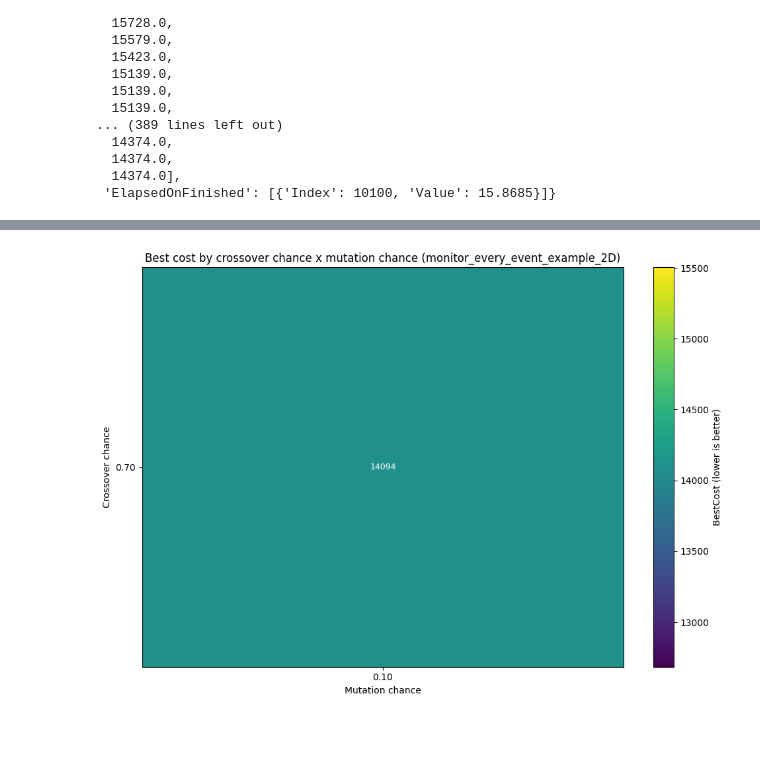
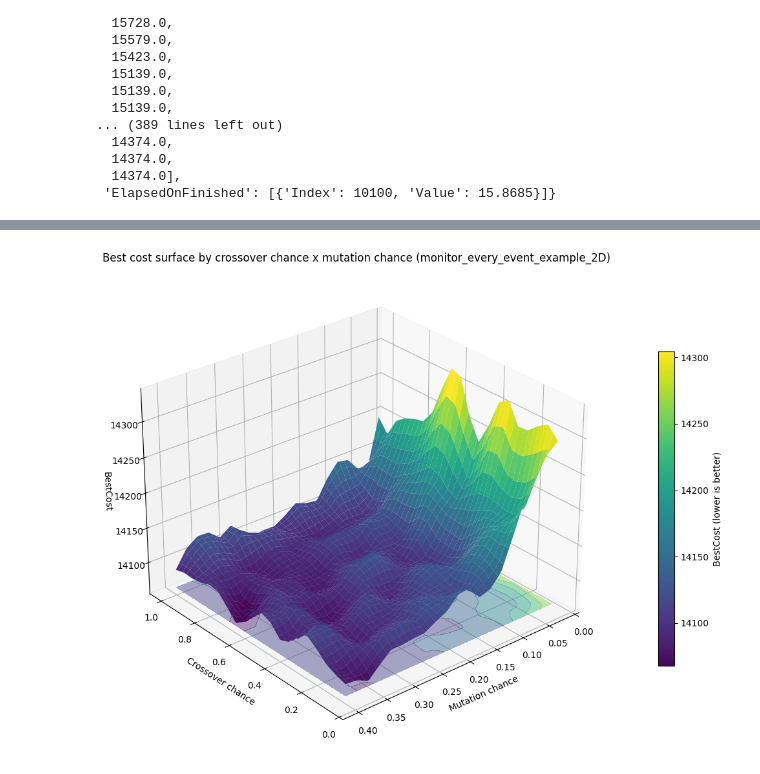
Before and after one commit to CichySA/Optimization_methods, a Jupyter notebook: Analysis/Test.ipynb, the cells around one changed output, grey strips where cells are left out. Saved outputs shown, nothing was run; the diff lists cells and outputs as text; code cells hidden in the pictures; blank space fills up the shorter version.

```diff
--- a/Analysis/Test.ipynb
+++ b/Analysis/Test.ipynb
@@ -654,51 +654,97 @@ for run in data:
             "CrossoverRate": float(crossover_rate),
             "MutationRate": float(mutation_rate),
             "BestCost": float(best_cost),
         }
     )
 
 if not rows:
     raise RuntimeError("No valid rows found with CrossoverRate, MutationRate, and Best.Cost.")
 
 df = pd.DataFrame(rows)
 
 # Best (minimum) result for each crossover x mutation combination.
 best_by_combo = (
     df.groupby(["CrossoverRate", "MutationRate"], as_index=False)["BestCost"]
     .min()
 )
-
-heatmap_df = (
+best_by_combo = (
+    df.groupby(["CrossoverRate", "MutationRate"], as_index=False)["BestCost"]
+    .mean()
+)
+surface_df = (
     best_by_combo
     .pivot(index="CrossoverRate", columns="MutationRate", values="BestCost")
     .sort_index()
     .sort_index(axis=1)
 )
 
-fig, ax = plt.subplots(figsize=(10, 7))
-im = ax.imshow(heatmap_df.values, cmap="viridis", aspect="auto")
+y_vals = surface_df.index.to_numpy(dtype=float)      # Crossover chance
+x_vals = surface_df.columns.to_numpy(dtype=float)    # Mutation chance
+Z = surface_df.to_numpy(dtype=float)
 
-ax.set_xticks(np.arange(len(heatmap_df.columns)))
-ax.set_yticks(np.arange(len(heatmap_df.index)))
-ax.set_xticklabels([f"{x:.2f}" for x in heatmap_df.columns])
-ax.set_yticklabels([f"{y:.2f}" for y in heatmap_df.index])
+fig = plt.figure(figsize=(12, 8))
+ax = fig.add_subplot(111, projection="3d")
+
+# A proper surface needs at least a 2x2 grid. If there is only one combo,
+# fall back to a 3D point while keeping the same axis semantics.
+if Z.shape[0] >= 2 and Z.shape[1] >= 2 and not np.isnan(Z).any():
+    # Optional smoothing + upsampling like cell 11.
+    try:
+        from scipy.interpolate import RegularGridInterpolator
+        from scipy.ndimage import gaussian_filter
+
+        Z_smooth = gaussian_filter(Z, sigma=0.8)
+
+        x_dense = np.linspace(x_vals.min(), x_vals.max(), 120)
+        y_dense = np.linspace(y_vals.min(), y_vals.max(), 120)
+        X_dense, Y_dense = np.meshgrid(x_dense, y_dense)
+
+        interp = RegularGridInterpolator((y_vals, x_vals), Z_smooth, method="linear")
+        pts = np.column_stack([Y_dense.ravel(), X_dense.ravel()])
+        Z_dense = interp(pts).reshape(Y_dense.shape)
+
+        surf = ax.plot_surface(
+            X_dense,
+            Y_dense,
+            Z_dense,
+            cmap="viridis",
+            edgecolor="none",
+            antialiased=True,
+            alpha=0.98,
+        )
+        ax.contourf(X_dense, Y_dense, Z_dense, zdir="z", offset=np.nanmin(Z_dense), cmap="viridis", alpha=0.45)
+    except Exception:
+        X, Y = np.meshgrid(x_vals, y_vals)
+        surf = ax.plot_surface(
+            X,
+            Y,
+            Z,
+            cmap="viridis",
+            edgecolor="none",
+            antialiased=True,
+            alpha=0.98,
+        )
+        ax.contourf(X, Y, Z, zdir="z", offset=np.nanmin(Z), cmap="viridis", alpha=0.45)
+
+    cbar = fig.colorbar(surf, shrink=0.65, pad=0.08)
+    cbar.set_label("BestCost (lower is better)")
+else:
+    x0 = x_vals[0]
+    y0 = y_vals[0]
+    z0 = float(Z[0, 0])
+    ax.scatter([x0], [y0], [z0], color="#ff7f0e", s=80)
+    ax.text(x0, y0, z0, f" {int(z0)}", color="black")
+
 ax.set_xlabel("Mutation chance")
 ax.set_ylabel("Crossover chance")
-ax.set_title("Best cost by crossover chance x mutation chance (monitor_every_event_example_2D)")
-
-# Annotate each heatmap cell with the best cost.
-for i in range(heatmap_df.shape[0]):
-    for j in range(heatmap_df.shape[1]):
-        value = heatmap_df.iloc[i, j]
-        if pd.notna(value):
-            ax.text(j, i, f"{int(value)}", ha="center", va="center", color="white", fontsize=9)
-
-cbar = fig.colorbar(im, ax=ax)
-cbar.set_label("BestCost (lower is better)")
+ax.set_zlabel("BestCost")
+ax.invert_xaxis()
+ax.set_title("Best cost surface by crossover chance x mutation chance (monitor_every_event_example_2D)")
+ax.view_init(elev=28, azim=-130)
 
 plt.tight_layout()
 plt.show()
 
-heatmap_df
+surface_df
 # %% [output]
-[figure, old version]
+[figure, new version]
```
Also changed, not shown: parts of 2 cells of this notebook, 6 other files.
